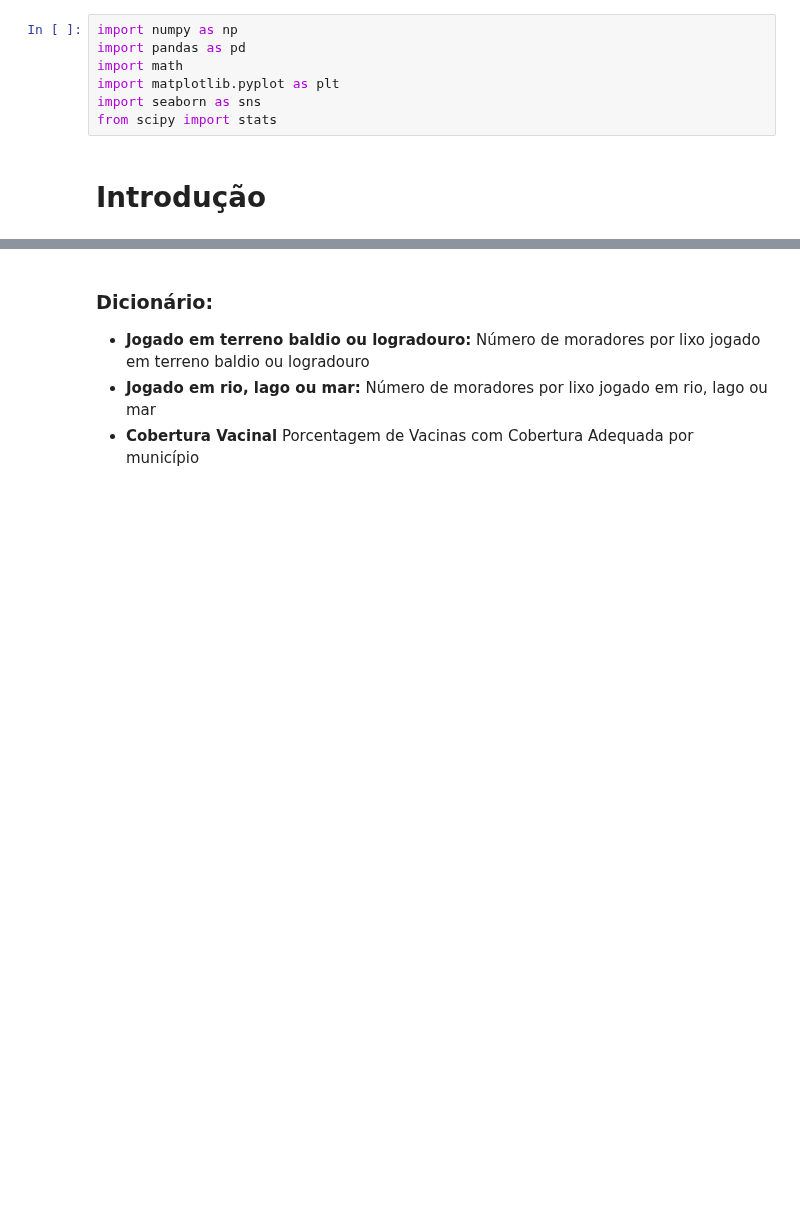
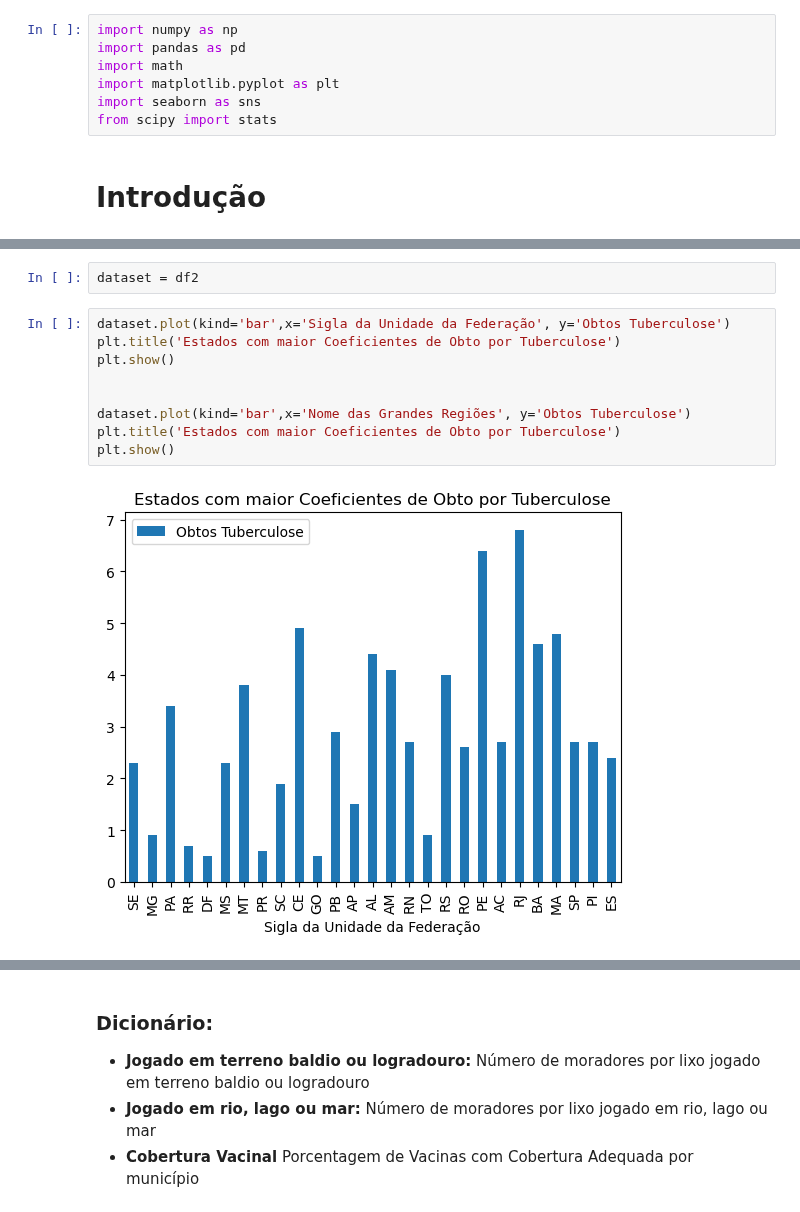
Before and after one commit to carneirogabrielly/Projeto-Microdados, a Jupyter notebook: Novo2.ipynb, the cells around one changed output, grey strips where cells are left out. Cells and saved outputs as stored; diff of their text form; blank space fills up the shorter version.

```diff
--- a/Novo2.ipynb
+++ b/Novo2.ipynb
@@ -130,0 +217,13 @@ sns.heatmap(var_quantitativas.corr(),
+# %%
+dataset = df2
+# %%
+dataset.plot(kind='bar',x='Sigla da Unidade da Federação', y='Obtos Tuberculose')
+plt.title('Estados com maior Coeficientes de Obto por Tuberculose')
+plt.show()
+
+
+dataset.plot(kind='bar',x='Nome das Grandes Regiões', y='Obtos Tuberculose')
+plt.title('Estados com maior Coeficientes de Obto por Tuberculose')
+plt.show()
+# %% [output]
+[figure, added]
```
Also changed, not shown: parts of 39 cells of this notebook.
